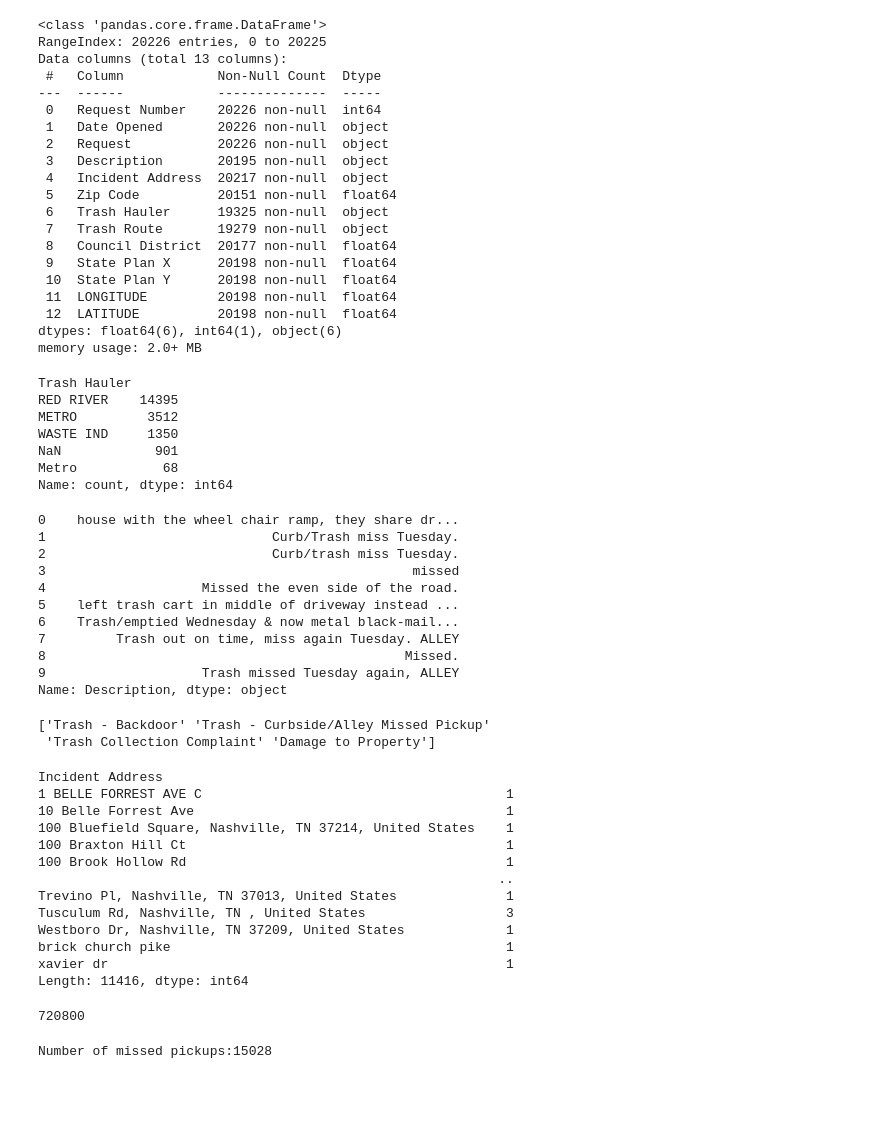
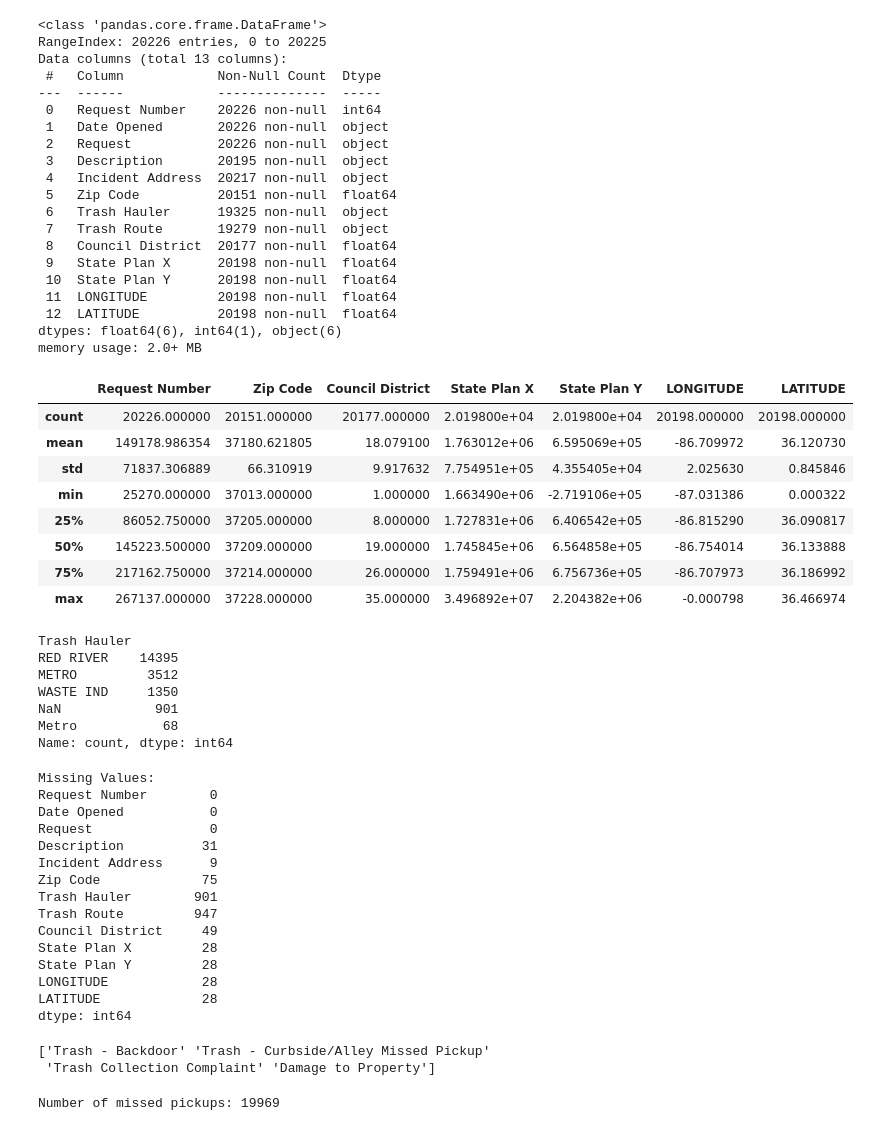
Before and after one commit to NSS-Data-Analytics-Cohort-16/da16-trashpickups-ansonrk, a Jupyter notebook: notebooks/trashpickups.ipynb, the cells around one changed output. Saved outputs shown, nothing was run; the diff lists cells and outputs as text; code cells hidden in the pictures; blank space fills up the shorter version.

```diff
--- a/notebooks/trashpickups.ipynb
+++ b/notebooks/trashpickups.ipynb
@@ -53,6 +53,18 @@ Data columns (total 13 columns):
  12  LATITUDE          20198 non-null  float64
 dtypes: float64(6), int64(1), object(6)
 memory usage: 2.0+ MB
+# %%
+df_trash.describe()
+# %% [output]
+|  | Request Number | Zip Code | Council District | State Plan X | State Plan Y | LONGITUDE | LATITUDE |
+| count | 20226.000000 | 20151.000000 | 20177.000000 | 2.019800e+04 | 2.019800e+04 | 20198.000000 | 20198.000000 |
+| mean | 149178.986354 | 37180.621805 | 18.079100 | 1.763012e+06 | 6.595069e+05 | -86.709972 | 36.120730 |
+| std | 71837.306889 | 66.310919 | 9.917632 | 7.754951e+05 | 4.355405e+04 | 2.025630 | 0.845846 |
+| min | 25270.000000 | 37013.000000 | 1.000000 | 1.663490e+06 | -2.719106e+05 | -87.031386 | 0.000322 |
+| 25% | 86052.750000 | 37205.000000 | 8.000000 | 1.727831e+06 | 6.406542e+05 | -86.815290 | 36.090817 |
+| 50% | 145223.500000 | 37209.000000 | 19.000000 | 1.745845e+06 | 6.564858e+05 | -86.754014 | 36.133888 |
+| 75% | 217162.750000 | 37214.000000 | 26.000000 | 1.759491e+06 | 6.756736e+05 | -86.707973 | 36.186992 |
+| max | 267137.000000 | 37228.000000 | 35.000000 | 3.496892e+07 | 2.204382e+06 | -0.000798 | 36.466974 |
 # %%
 df_trash['Trash Hauler'].value_counts(dropna=False)
 # %% [output]
@@ -64,19 +76,26 @@ NaN            901
 Metro           68
 Name: count, dtype: int64
 # %%
-df_trash['Description'].dropna().head(10)
+#missed values
+missing_values = df_trash.isnull().sum()
+print("Missing Values:")
+print(missing_values)
 # %% [output]
-0    house with the wheel chair ramp, they share dr...
-1                             Curb/Trash miss Tuesday.
-2                             Curb/trash miss Tuesday.
-3                                               missed
-4                    Missed the even side of the road.
-5    left trash cart in middle of driveway instead ...
-6    Trash/emptied Wednesday & now metal black-mail...
-7         Trash out on time, miss again Tuesday. ALLEY
-8                                              Missed.
-9                    Trash missed Tuesday again, ALLEY
-Name: Description, dtype: object
+Missing Values:
+Request Number        0
+Date Opened           0
+Request               0
+Description          31
+Incident Address      9
+Zip Code             75
+Trash Hauler        901
+Trash Route         947
+Council District     49
+State Plan X         28
+State Plan Y         28
+LONGITUDE            28
+LATITUDE             28
+dtype: int64
 # %%
 # See list of all request type
 unique_request = df_trash["Request"].unique()
@@ -85,33 +104,14 @@ print(unique_request)
 ['Trash - Backdoor' 'Trash - Curbside/Alley Missed Pickup'
  'Trash Collection Complaint' 'Damage to Property']
 # %%
-#Missed Pickup by incidents
-pickup_count = missed_pickups.groupby("Incident Address").size()
-pickup_count
+#Missed Pickup
+missed_pickups = df_trash[df_trash['Request'].isin(['Trash - Curbside/Alley Missed Pickup', 'Trash - Backdoor', 'Trash Collection Complaint'])]
+print(f"Number of missed pickups: {len(missed_pickups)}")
 # %% [output]
-Incident Address
-1 BELLE FORREST AVE C                                       1
-10 Belle Forrest Ave                                        1
-100 Bluefield Square, Nashville, TN 37214, United States    1
-100 Braxton Hill Ct                                         1
-100 Brook Hollow Rd                                         1
-                                                           ..
-Trevino Pl, Nashville, TN 37013, United States              1
-Tusculum Rd, Nashville, TN , United States                  3
-Westboro Dr, Nashville, TN 37209, United States             1
-brick church pike                                           1
-xavier dr                                                   1
-Length: 11416, dtype: int64
+Number of missed pickups: 19969
 # %%
-#total Damages
-fined_counts = pickup_count[pickup_count > 1] -1
-total_damages = fined_counts.sum() * 200
-total_damages
+#Fine
+fine_amount = 200
-# %% [output]
-720800
 # %%
-#missed pickups
-missed_pickups = df_trash[df_trash['Request'].str.contains('missed pickup',case=False, na=False)]
-print(f"Number of missed pickups:{len(missed_pickups)}")
+#missed
+misses_allowed = 1
-# %% [output]
-Number of missed pickups:15028
```
Also changed, not shown: parts of 5 cells of this notebook, 1 other file.
